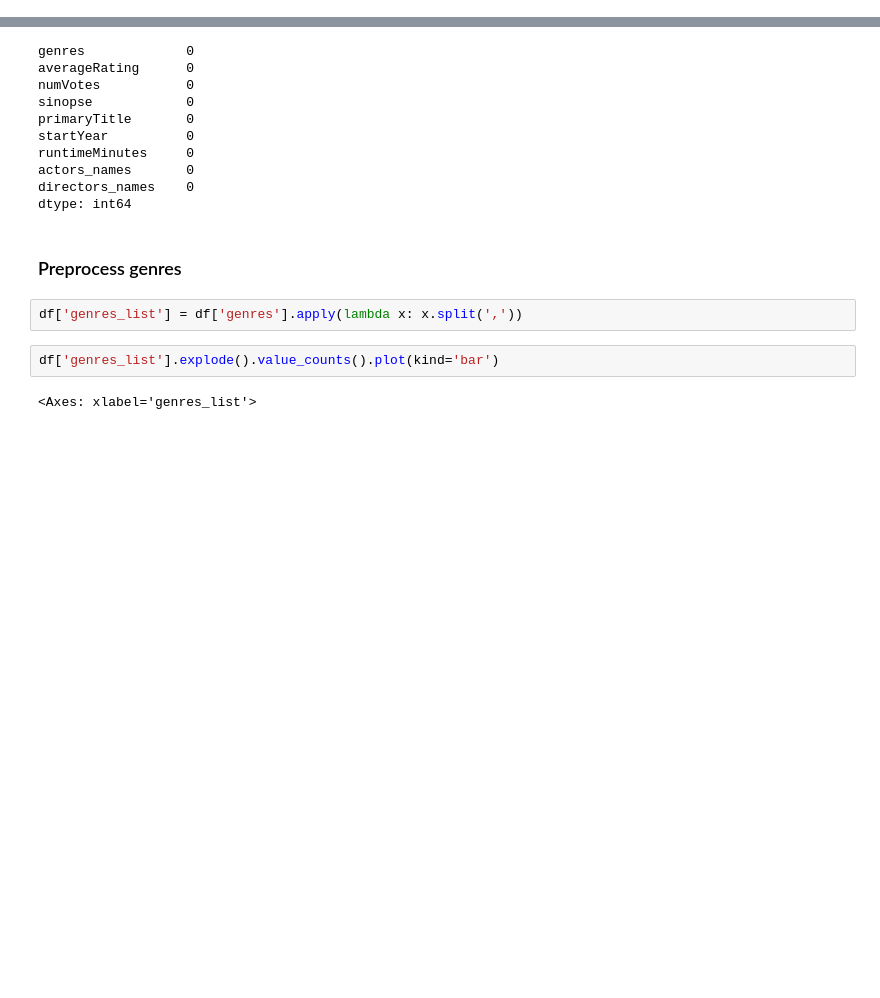
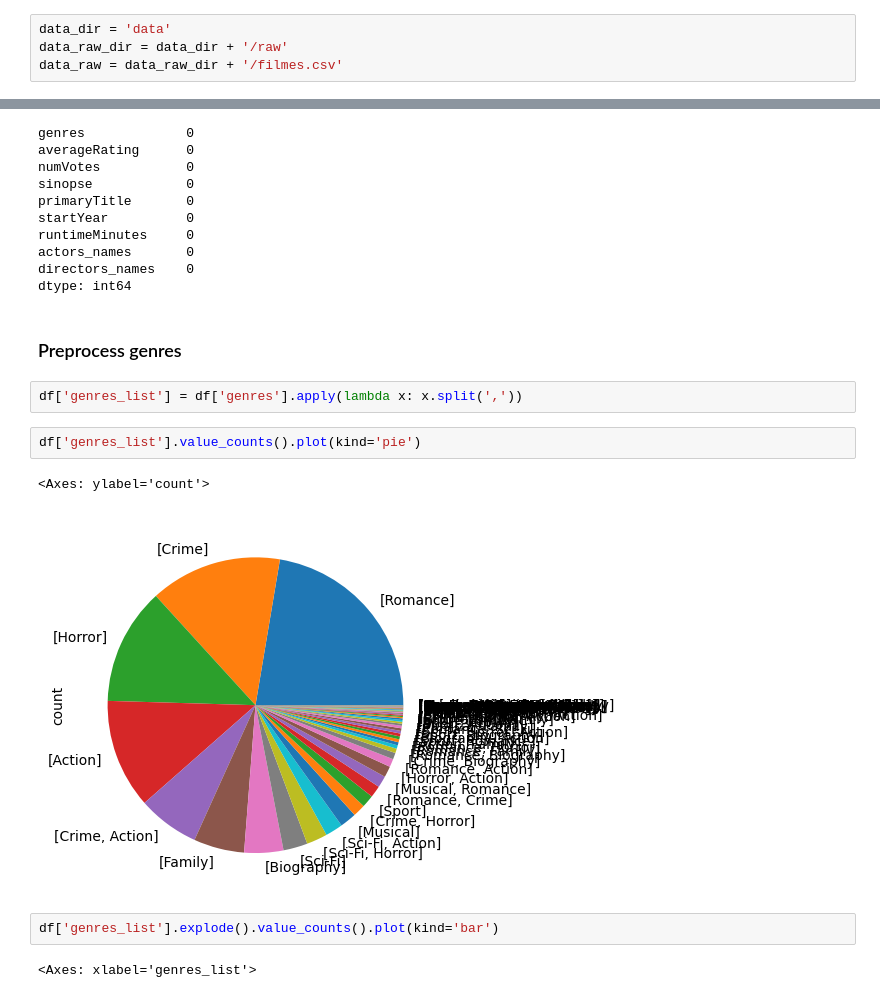
Before and after one commit to srjheam/ufes-cdados-movie-synopsis-clustering, a Jupyter notebook: main.ipynb, the cells around one changed output, grey strips where cells are left out. Saved outputs shown, nothing was run; the diff lists cells and outputs as text; blank space fills up the shorter version.

```diff
--- a/main.ipynb
+++ b/main.ipynb
@@ -39,6 +57,10 @@ Collecting en-core-web-sm==3.8.0
 You can now load the package via spacy.load('en_core_web_sm')
 # %% [markdown]
 ## Import the dataset
+# %%
+data_dir = 'data'
+data_raw_dir = data_dir + '/raw'
+data_raw = data_raw_dir + '/filmes.csv'
 # %%
 import pandas as pd
 # %%
@@ -80,6 +98,11 @@ dtype: int64
 ### Preprocess genres
 # %%
 df['genres_list'] = df['genres'].apply(lambda x: x.split(','))
+# %%
+df['genres_list'].value_counts().plot(kind='pie')
+# %% [output]
+<Axes: ylabel='count'>
+[figure, added]
 # %%
 df['genres_list'].explode().value_counts().plot(kind='bar')
 # %% [output]
```
Also changed, not shown: parts of 96 cells of this notebook, 2 other files.
